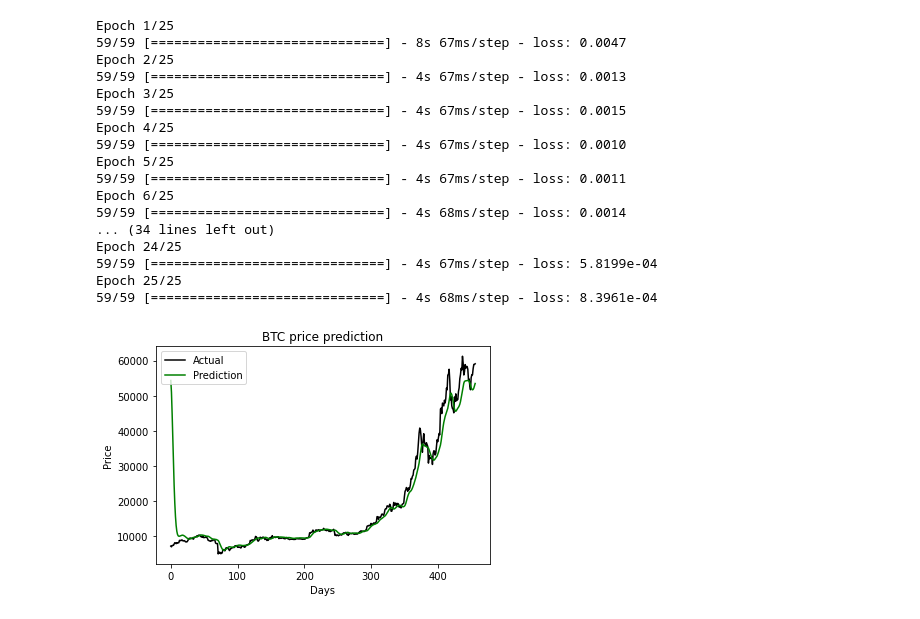
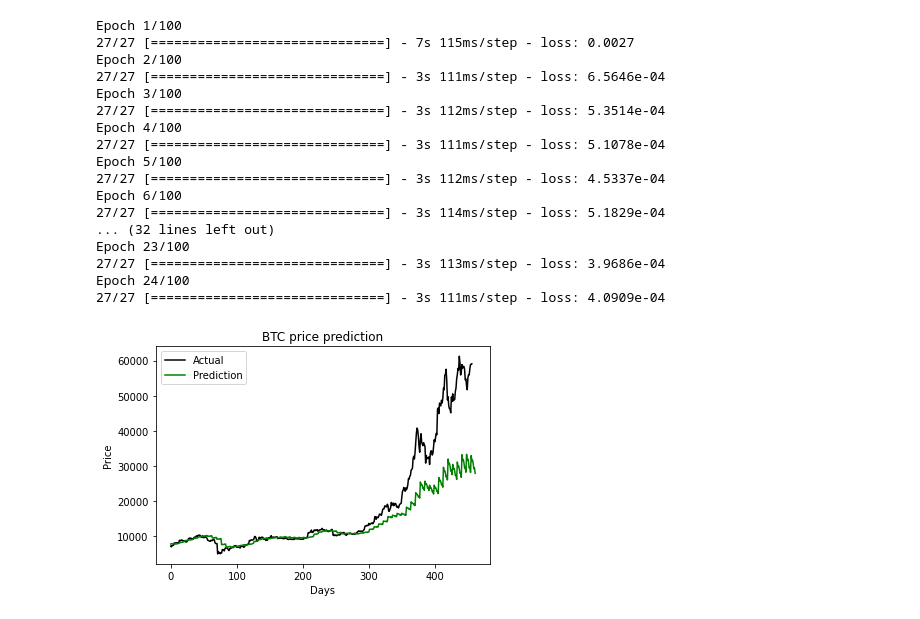
Before and after one commit to vaculikjan/crypto_sentiment, a Jupyter notebook: sentiment.ipynb, the cells around one changed output. Saved outputs shown, nothing was run; the diff lists cells and outputs as text; code cells hidden in the pictures.

```diff
--- a/sentiment.ipynb
+++ b/sentiment.ipynb
@@ -51,76 +49,78 @@ X_train = np.array(X_train)
 # %%
 model = Sequential()
 
-model.add(LSTM(units=50, return_sequences=True, input_shape=(X_train.shape[1], 2)))
+model.add(LSTM(units=128, return_sequences=True, input_shape=(X_train.shape[1], X_train.shape[2])))
 model.add(Dropout(0.2))
-model.add(LSTM(units=50, return_sequences=True))
+model.add(LSTM(units=128, return_sequences=True))
 model.add(Dropout(0.2))
-model.add(LSTM(units=50))
+model.add(LSTM(units=128))
 model.add(Dropout(0.2))
-model.add(Dense(units=1))
+model.add(Dense(units=7))
 
 model.compile(optimizer="adam", loss="mean_squared_error")
 
 with tf.device('/cpu:0'):
-    model.fit(X_train, y_train, epochs=25, batch_size=32)
+    model.fit(X_train, y_train, epochs=100, batch_size=64, callbacks=[EarlyStopping(monitor='loss',patience=10)])
 # %% [output]
-Epoch 1/25
-59/59 [==============================] - 8s 67ms/step - loss: 0.0047
-Epoch 2/25
-59/59 [==============================] - 4s 67ms/step - loss: 0.0013
-Epoch 3/25
-59/59 [==============================] - 4s 67ms/step - loss: 0.0015
-Epoch 4/25
-59/59 [==============================] - 4s 67ms/step - loss: 0.0010
-Epoch 5/25
-59/59 [==============================] - 4s 67ms/step - loss: 0.0011
-Epoch 6/25
-59/59 [==============================] - 4s 68ms/step - loss: 0.0014
-... (34 lines left out)
-Epoch 24/25
-59/59 [==============================] - 4s 67ms/step - loss: 5.8199e-04
-Epoch 25/25
-59/59 [==============================] - 4s 68ms/step - loss: 8.3961e-04
+Epoch 1/100
+27/27 [==============================] - 7s 115ms/step - loss: 0.0027
+Epoch 2/100
+27/27 [==============================] - 3s 111ms/step - loss: 6.5646e-04
+Epoch 3/100
+27/27 [==============================] - 3s 112ms/step - loss: 5.3514e-04
+Epoch 4/100
+27/27 [==============================] - 3s 111ms/step - loss: 5.1078e-04
+Epoch 5/100
+27/27 [==============================] - 3s 112ms/step - loss: 4.5337e-04
+Epoch 6/100
+27/27 [==============================] - 3s 114ms/step - loss: 5.1829e-04
+... (32 lines left out)
+Epoch 23/100
+27/27 [==============================] - 3s 113ms/step - loss: 3.9686e-04
+Epoch 24/100
+27/27 [==============================] - 3s 111ms/step - loss: 4.0909e-04
 # %%
 test_start = dt.datetime(2020, 1,1)
-test_end = end
+test_end = dt.datetime.strptime(sentiment_df["time"].iloc[-2], "%Y-%m-%d")
 
 raw_test_data = web.DataReader(f"{crypto_currency}-{against_currency}", "yahoo", test_start, test_end)
-total_dataset = pd.concat((raw_data["Close"], raw_test_data["Close"]), axis=0)
 
-model_inputs = total_dataset[len(total_dataset) - len(raw_test_data) - prediction_days:].values
-model_inputs = model_inputs.reshape(-1,1)
-model_inputs = scaler.fit_transform(model_inputs)
+model_inputs = scaled_data[1461-training_days:]
 
-X_test = []
+X_test, y_test = [], []
 
-for x in range(prediction_days, len(model_inputs)):
-    X_test.append(model_inputs[x - prediction_days:x, 0])
+for x in range(training_days, len(model_inputs)):
+    X_test.append(model_inputs[x - training_days:x, 0])
+    y_test.append(model_inputs[x:x+predict_days, 0])
 
-X_test = np.array(X_test)
+X_test, y_test = np.array(X_test), np.array(y_test)
 X_test = np.reshape(X_test, (X_test.shape[0], X_test.shape[1],1))
 
 X_test = np.array(X_test)
 X_buff = np.reshape(X_test, (X_test.shape[0], X_test.shape[1], 1))
 X_test = []
 
-for i, x in enumerate(range(prediction_days, len(model_inputs))):
-    X_test.append(np.insert(X_buff[i],1, sentiment[x - prediction_days:x], 1))
+for i, x in enumerate(range(training_days, len(model_inputs))):
+    X_test.append(np.insert(X_buff[i],1, sentiment[x - training_days:x], 1))
 
 X_test = np.array(X_test)
 # %%
-y_pred = model.predict(X_test)
+y_pred = []
+for week in range(0, X_test.shape[0], 7):
+    y_pred.append(model.predict(np.expand_dims(X_test[week], 0)))
 
+y_pred = np.array(y_pred)
+y_pred = np.expand_dims(y_pred.flatten(), 0)
 actual_prices = raw_test_data["Close"].values
-prediction_prices = scaler.inverse_transform(y_pred)
+prediction_prices = scaler.inverse_transform(y_pred)[0]
 
 plt.plot(actual_prices, color="black", label="Actual")
 plt.plot(prediction_prices, color="green", label="Prediction")
 
 plt.title(f"{crypto_currency} price prediction")
 plt.xlabel("Days")
 plt.ylabel("Price")
 plt.legend(loc="upper left")
 plt.show()
 # %% [output]
-[figure, old version]
+[figure, new version]
```
Also changed, not shown: parts of 16 cells of this notebook.
